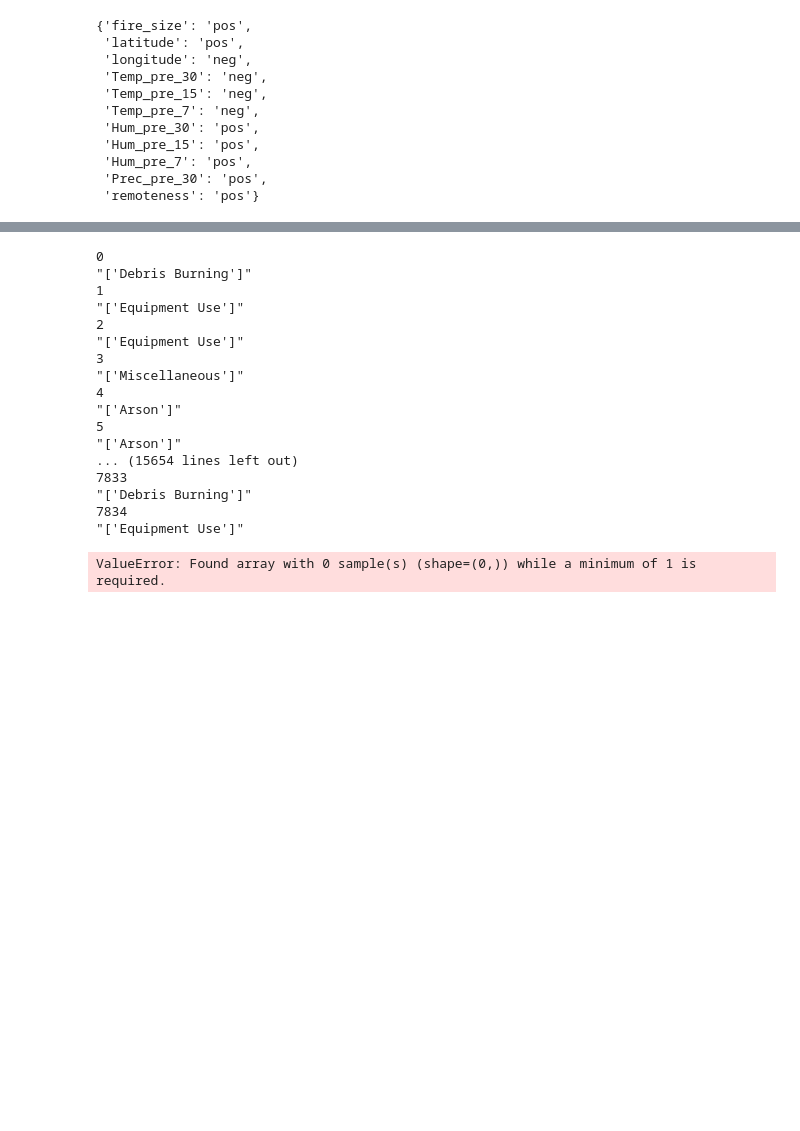
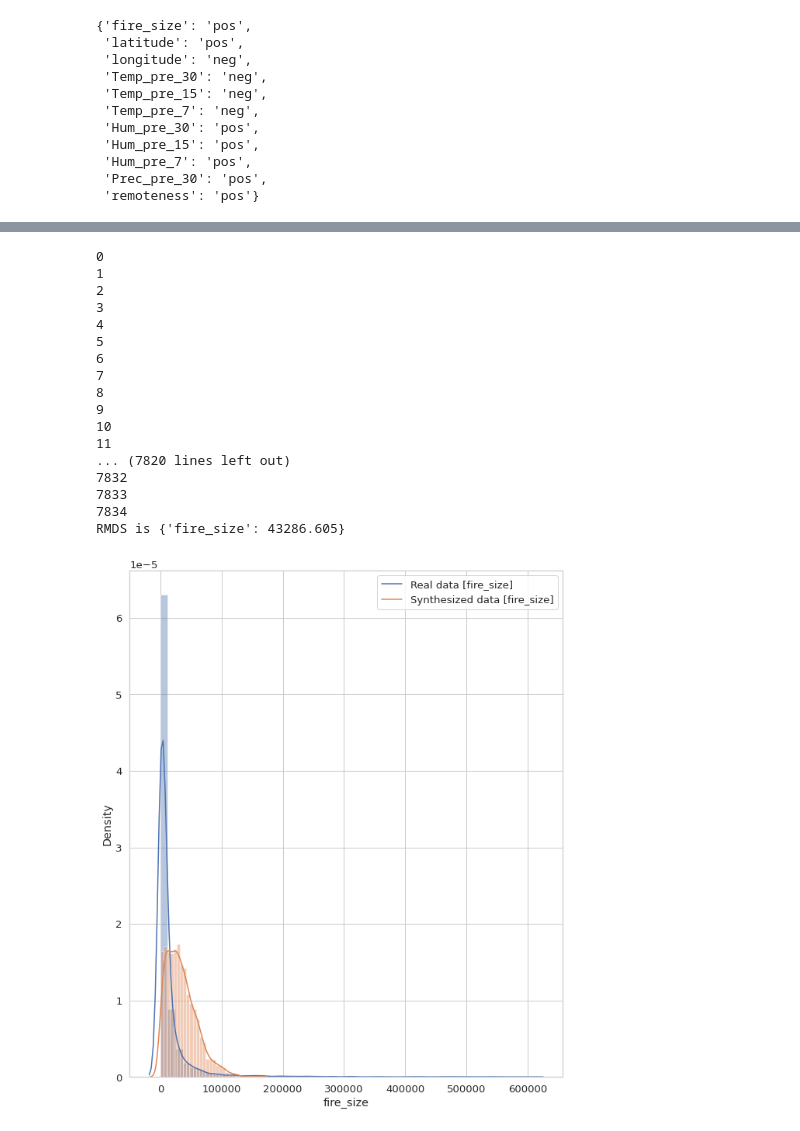
Before and after one commit to PatrykStronski/MultivariateAnalysis_Task3, a Jupyter notebook: fire_size_prediction.ipynb, the cells around one changed output, grey strips where cells are left out. Drawn from its saved outputs; the diff is of its cells as text; code cells hidden in the pictures; blank space fills up the shorter version.

```diff
--- a/fire_size_prediction.ipynb
+++ b/fire_size_prediction.ipynb
@@ -243,39 +232,39 @@ RMDS is {'fire_size': 29199.922}
 # %%
-answ_hcmi =  calculate_acc(bayes_hcmi, df_bayes, ['fire_size'], 'simple')
+answ_evomi =  calculate_acc(bayes_evomi, df_bayes, ['fire_size'], 'simple')
 
-synth_df_corr = generate_synthetics(bayes_hcmi, nodes_sign, 'simple', 1200)
+synth_data_evomi = generate_synthetics(bayes_evomi, nodes_sign, 'simple', 2000)
 
-print(f'RMDS is {answ_hcmi[1]}')
+print(f'RMDS is {answ_evomi[1]}')
 
 sns.set(style      = 'whitegrid',
         font_scale = 1.2,
         rc         = {'figure.figsize':(30, 10)})
 
-fix, ax = plt.subplots(3, 1, figsize=(10, 12))
+fix, ax = plt.subplots(1, 1, figsize=(10, 12))
 
-sns.distplot(df_val['fire_size'], ax=ax[0])
-sns.distplot(synth_df_corr['fire_size'], ax=ax[0])
-ax[0].legend(['Real data [fire_size]', 'Synthesized data [fire_size]'])
+sns.distplot(df_bayes['fire_size'], ax=ax)
+sns.distplot(synth_data_evomi['fire_size'], ax=ax)
+ax.legend(['Real data [fire_size]', 'Synthesized data [fire_size]'])
 plt.show()
 # %% [output]
 0
-"['Debris Burning']"
 1
-"['Equipment Use']"
 2
-"['Equipment Use']"
 3
-"['Miscellaneous']"
 4
-"['Arson']"
 5
-"['Arson']"
-... (15654 lines left out)
+6
+7
+8
+9
+10
+11
+... (7820 lines left out)
+7832
 7833
-"['Debris Burning']"
 7834
-"['Equipment Use']"
+RMDS is {'fire_size': 43286.605}
-ValueError: Found array with 0 sample(s) (shape=(0,)) while a minimum of 1 is required.
+[figure, added]
 # %%
 
 answ_evok2 =  calculate_acc(bayes_evok2, df_val, ['fire_size'], 'simple')
```
Also changed, not shown: parts of 7 cells of this notebook, 17 other files.
